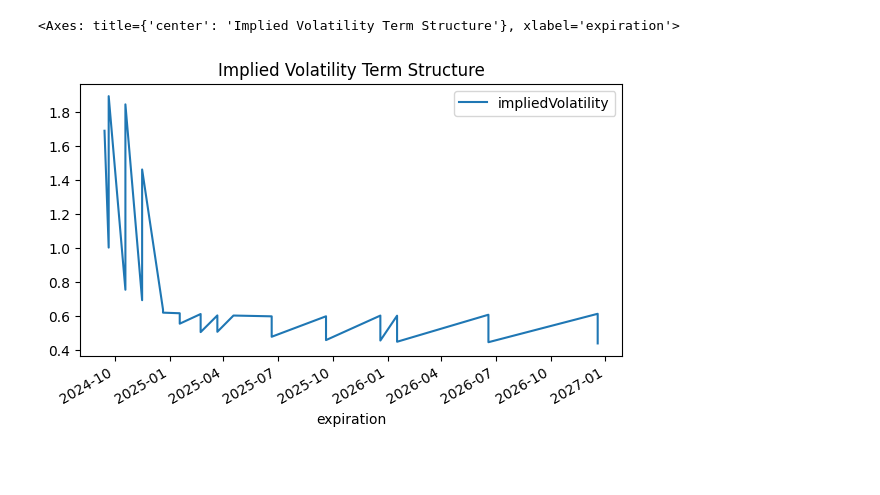
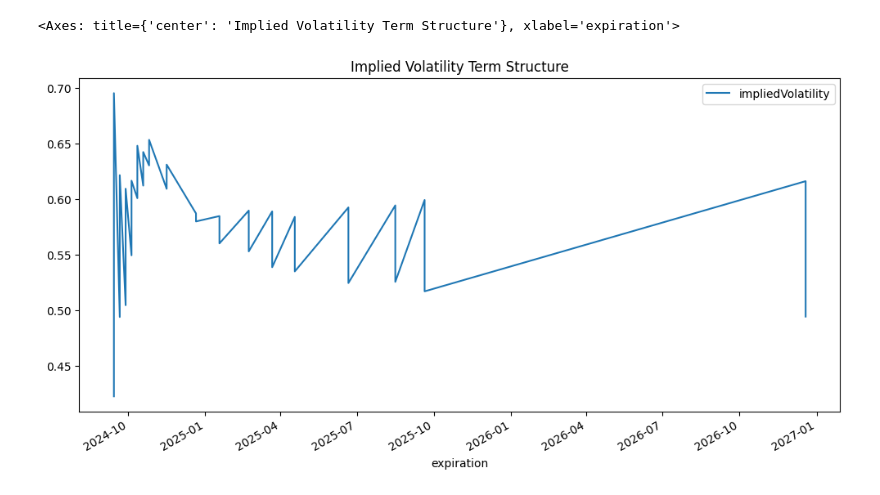
Before and after one commit to eo1989/mkt_notes_general, a Jupyter notebook: vol_surface_playground.ipynb, the cells around one changed output. Drawn from its saved outputs; the diff is of its cells as text; code cells hidden in the pictures; blank space fills up the shorter version.

```diff
--- a/vol_surface_playground.ipynb
+++ b/vol_surface_playground.ipynb
@@ -94,17 +94,17 @@ filtered_calls_at_expiry[["strike",  "impliedVolatility"]].set_index("strike").p
 # %%
 # select the expiry to plot
-calls_at_strike = options[options["strike"] == 400.0]
+calls_at_strike = options[options["strike"] == 225.0]
 
 # filter out low vols
 filtered_calls_at_strike = calls_at_strike[calls_at_strike.impliedVolatility >= 0.001]
 
 # set the strike as the index so pandas plots nicely
 filtered_calls_at_strike[["expiration", "impliedVolatility"]].set_index("expiration").plot(
-	title = "Implied Volatility Term Structure", figsize=(7, 4)
+	title = "Implied Volatility Term Structure", figsize=(12, 6)
 )
 # %% [output]
 <Axes: title={'center': 'Implied Volatility Term Structure'}, xlabel='expiration'>
-[figure, old version]
+[figure, new version]
 # %%
 # pivot the df to begin creating the surface
 surface = (
```
Also changed, not shown: parts of 5 cells of this notebook, 1 other file.
